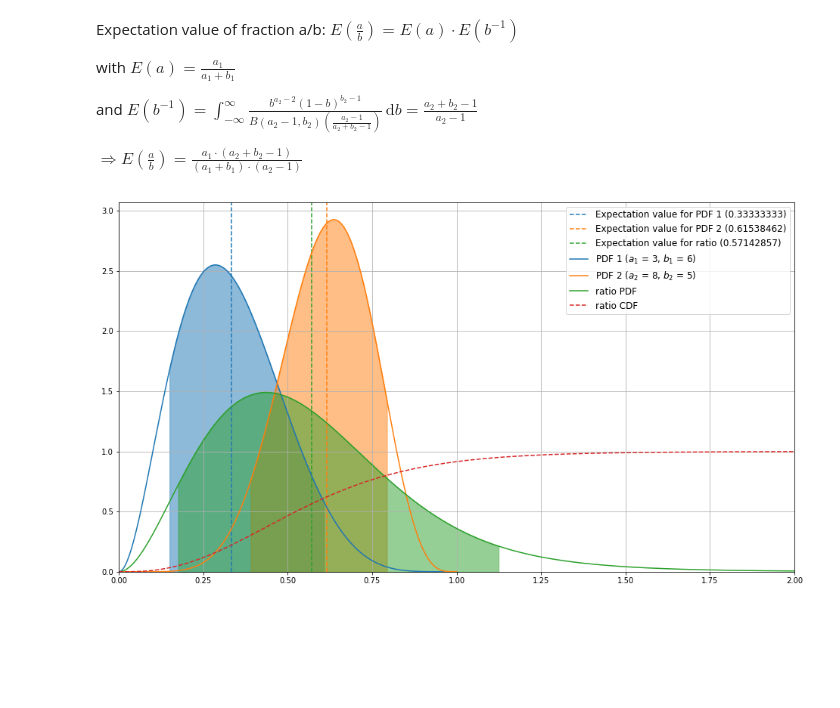
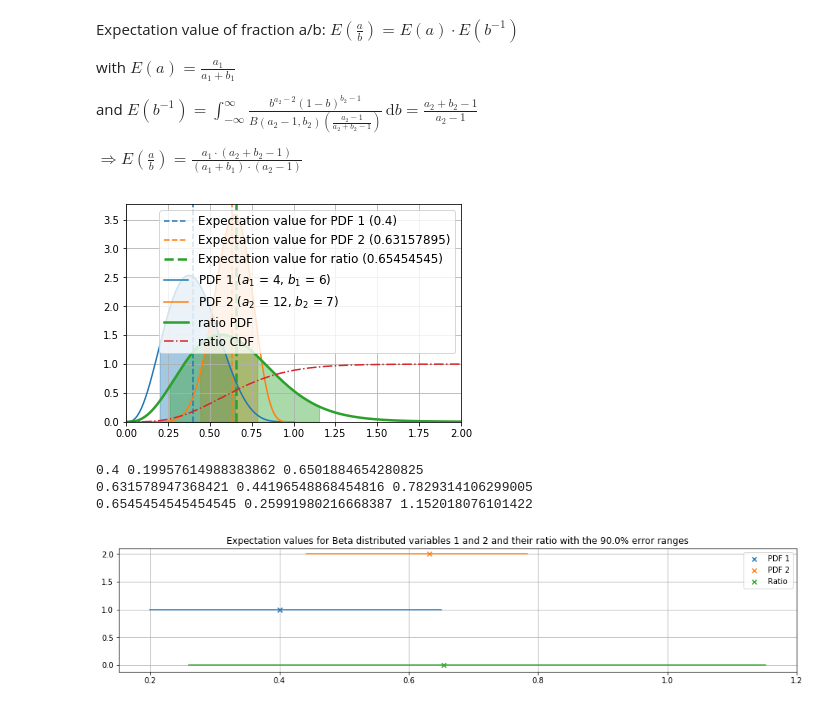
Before and after one commit to jsaffer/vetostudie, a Jupyter notebook: beta_beta_ratio.ipynb, the cells around one changed output. Drawn from its saved outputs; the diff is of its cells as text; code cells hidden in the pictures; blank space fills up the shorter version.

```diff
--- a/beta_beta_ratio.ipynb
+++ b/beta_beta_ratio.ipynb
@@ -17,10 +17,10 @@ import time
 # %%
 error_size = 0.9
 
-a1 = 3
+a1 = 4
 b1 = 6
-a2 = 8
-b2 = 5
+a2 = 12
+b2 = 7
 # %%
 def is_even(x):
     return x % 2 == 0
@@ -28,10 +28,9 @@ def is_even(x):
 def logbinomial(a, b):
     return mpmath.loggamma(a + 1) - mpmath.loggamma(b + 1) - mpmath.loggamma(a - b + 1)
 # %%
-a = 0.0
 def pdf_beta(p, s, f):
     def calc(p, s, f):
-        return mpmath.exp((s - 1 + a) * mpmath.log(p) + mpmath.mpf(f - 1 + a) * mpmath.log(1 - p) - mpmath.log(mpmath.beta(s + a, f + a)))
+        return mpmath.exp((s - 1) * mpmath.log(p) + mpmath.mpf(f - 1) * mpmath.log(1 - p) - mpmath.log(mpmath.beta(s, f)))
     if isinstance(p, int) or isinstance(p, float):
         result = calc(p, s, f)
     else:
@@ -135,9 +110,9 @@ def pdf_bb_ratio(a1, a2, b1, b2, w):
         elif wi == 0:
             resulti = 0
         elif wi < 1:
-            resulti = mpmath.exp(mpmath.log(mpmath.beta(a1 + a2, b2)) + (a1 - 1.0) * mpmath.log(wi) + log_hyper_2F1_below_1(a1, a2, b1, b2, wi) - lnA)
+            resulti = mpmath.exp(mpmath.log(mpmath.beta(a1 + a2, b2)) + (a1 - 1.0) * mpmath.log(wi) + log_hyper_2F1(a1 + a2, 1 - b1, a1 + a2 + b2, wi) - lnA)
         else:
-            resulti = mpmath.exp(mpmath.log(mpmath.beta(a1 + a2, b1)) - (1.0 + a2) * mpmath.log(wi) + log_hyper_2F1_above_1(a1, a2, b1, b2, wi) - lnA)
+            resulti = mpmath.exp(mpmath.log(mpmath.beta(a1 + a2, b1)) - (1.0 + a2) * mpmath.log(wi) + log_hyper_2F1(a1 + a2, 1 - b2, a1 + a2 + b1, (1/wi)) - lnA)
         return resulti
     if isinstance(w, int) or isinstance(w, float) or isinstance(w, mpmath.mpf):
         result = pdf_calc(w)
@@ -201,9 +154,9 @@ def cdf_bb_ratio(a1, a2, b1, b2, w):
         elif wi == 0:
             resulti = 0
         elif wi < 1:
-            resulti = mpmath.exp(mpmath.log(mpmath.beta(a1 + a2, b2)) + a1 * mpmath.log(wi) - mpmath.log(a1) + log_hyper_3F2_below_1(a1, a2, b1, b2, wi) - lnA)
+            resulti = mpmath.exp(mpmath.log(mpmath.beta(a1 + a2, b2)) + a1 * mpmath.log(wi) - mpmath.log(a1) + log_hyper_3F2(a1, a1 + a2, 1 - b1, a1 + 1, a1 + a2 + b2, wi) - lnA)
         else:
-            resulti = 1 - mpmath.exp(mpmath.log(mpmath.beta(a1 + a2, b1)) - a2 * mpmath.log(wi) - mpmath.log(a2) + log_hyper_3F2_above_1(a1, a2, b1, b2, wi) - lnA)
+            resulti = 1 - mpmath.exp(mpmath.log(mpmath.beta(a1 + a2, b1)) - a2 * mpmath.log(wi) - mpmath.log(a2) + log_hyper_3F2(a2, a1 + a2, 1 - b2, a2 + 1, a1 + a2 + b1, (1/wi)) - lnA)
         return resulti
     if isinstance(w, int) or isinstance(w, float) or isinstance(w, mpmath.mpf):
         result = cum_pdf_calc(w)
@@ -401,7 +388,7 @@ and $E(b^{-1}) = \int_{-\infty}^{\infty}\frac{b^{a_2-2} (1-b)^{b_2-1}}{B(a_2-1,
 $\Rightarrow E(\frac{a}{b}) = \frac{a_1\cdot(a_2+b_2-1)}{(a_1+b_1)\cdot(a_2-1)}$
 # %%
 u = np.linspace(0, 1, 1001)
-v = np.linspace(0,2.0,2001)
+v = np.linspace(0, 2, 2001)
 
 #a1 = 2
 #b1 = 6
@@ -424,12 +411,12 @@ mean_ratio = (a1*(a2+b2-1))/((a1+b1)*(a2-1))
 plt.axvline(x = mean_1, linewidth = 1.5, linestyle = '--', color = 'C0', label = 'Expectation value for PDF 1 ({})'.format(round(mean_1, 8)))
 plt.axvline(x = mean_2, linewidth = 1.5, linestyle = '--', color = 'C1', label = 'Expectation value for PDF 2 ({})'.format(round(mean_2, 8)))
 ###plt.axvline(x = (a1/(a1+b1))/(a2/(a2+b2)), linewidth = 1.25, color = 'purple', linestyle = '-.', label = 'Naive ({})'.format((a1/(a1+b1))/(a2/(a2+b2))), alpha = .5)
-plt.axvline(x = mean_ratio, linewidth = 1.5, linestyle = '--', color = 'C2', label = 'Expectation value for ratio ({})'.format(round(mean_ratio, 8)))
+plt.axvline(x = mean_ratio, linewidth = 2.5, linestyle = '--', color = 'C2', label = 'Expectation value for ratio ({})'.format(round(mean_ratio, 8)))
 
 plt.plot(u, pdf1, label = 'PDF 1 (' + r'$a_1$' + ' = {}, '.format(a1) + r'$b_1$' + ' = {})'.format(b1))
 plt.plot(u, pdf2, label = 'PDF 2 (' + r'$a_2$' + ' = {}, '.format(a2) + r'$b_2$' + ' = {})'.format(b2))
-plt.plot(v, ratio_pdf, label = 'ratio PDF')
-plt.plot(v, ratio_cdf, label = 'ratio CDF', linestyle = '--')
+plt.plot(v, ratio_pdf, linewidth = 2.5, label = 'ratio PDF')
+plt.plot(v, ratio_cdf, label = 'ratio CDF', linestyle = '-.')
 
 
 
@@ -443,7 +430,10 @@ plt.plot(v, ratio_cdf, label = 'ratio CDF', linestyle = '--')
 #plt.fill_between([low_1, top_1], [0, 0], maxim_1, color = 'C0', alpha = 0.2, label = '{}% error range PDF 1'.format(100 * error_size))
 #plt.fill_between([low_2, top_2], [0, 0], maxim_2, color = 'C1', alpha = 0.2, label = '{}% error range PDF 2'.format(100 * error_size))
 
+#t0 = time.time()
 #low_ratio, top_ratio = ratio_error(mean_ratio, a1, a2, b1, b2)
+#print('time: {}'.format(time.time() - t0))
+#print('delta: {}'.format(error_size - (cdf_bb_ratio(a1, b1, a2, b2, top_ratio) - cdf_bb_ratio(a1, b1, a2, b2, low_ratio))))
 
 #maxim_ratio = np.nanmax(ratio_pdf)
 #plt.fill_between([low_ratio, top_ratio], [0, 0], maxim_ratio, color = 'C2', alpha = 0.2, label = '{}% error range ratio PDF'.format(100 * error_size))
@@ -454,6 +444,11 @@ plt.plot(v, ratio_cdf, label = 'ratio CDF', linestyle = '--')
 ### NEWTON ###
 #plt.axvline(x = low_newt, color = 'purple', label = 'Bounds from Newton method on ratio PDF')
 #plt.axvline(x = top_newt, color = 'purple')
+
+bin_reso = 1000
+plt.fill_between(np.linspace(low_newt_1, top_newt_1, bin_reso), 0, pdf_beta(np.linspace(low_newt_1, top_newt_1, bin_reso), a1, b1), color = 'C0', alpha = 0.4)
+plt.fill_between(np.linspace(low_newt_2, top_newt_2, bin_reso), 0, pdf_beta(np.linspace(low_newt_2, top_newt_2, bin_reso), a2, b2), color = 'C1', alpha = 0.4)
+plt.fill_between(np.linspace(low_newt, top_newt, bin_reso), 0, pdf_bb_ratio(a1, a2, b1, b2, np.linspace(low_newt, top_newt, bin_reso)), color = 'C2', alpha = 0.4)
 ##############
 
 
@@ -463,35 +458,57 @@ plt.plot(v, ratio_cdf, label = 'ratio CDF', linestyle = '--')
 #plt.axvline(x = top_brent_1, linestyle = '-.', color = 'C0')
 #plt.axvline(x = low_brent_2, linestyle = '-.', color = 'C1', label = 'Bounds from Brent PDF 2')
 #plt.axvline(x = top_brent_2, linestyle = '-.', color = 'C1')
 #plt.axvline(x = low_brent, linestyle = '-.', color = 'C2', label = 'Bounds from Brent method on ratio PDF')
 #plt.axvline(x = top_brent, linestyle = '-.', color = 'C2')
 
-bin_reso = 1000
-plt.fill_between(np.linspace(low_brent_1, top_brent_1, bin_reso), 0, pdf_beta(np.linspace(low_brent_1, top_brent_1, bin_reso), a1, b1), color = 'C0', alpha = 0.5)
-plt.fill_between(np.linspace(low_brent_2, top_brent_2, bin_reso), 0, pdf_beta(np.linspace(low_brent_2, top_brent_2, bin_reso), a2, b2), color = 'C1', alpha = 0.5)
-plt.fill_between(np.linspace(low_brent, top_brent, bin_reso), 0, pdf_bb_ratio(a1, a2, b1, b2, np.linspace(low_brent, top_brent, bin_reso)), color = 'C2', alpha = 0.5)
+#bin_reso = 1000
+#plt.fill_between(np.linspace(low_brent_1, top_brent_1, bin_reso), 0, pdf_beta(np.linspace(low_brent_1, top_brent_1, bin_reso), a1, b1), color = 'C0', alpha = 0.4)
+#plt.fill_between(np.linspace(low_brent_2, top_brent_2, bin_reso), 0, pdf_beta(np.linspace(low_brent_2, top_brent_2, bin_reso), a2, b2), color = 'C1', alpha = 0.4)
+#plt.fill_between(np.linspace(low_brent, top_brent, bin_reso), 0, pdf_bb_ratio(a1, a2, b1, b2, np.linspace(low_brent, top_brent, bin_reso)), color = 'C2', alpha = 0.4)
 #############
 
 
 
 ### ZOOM ###
 #plt.axvline(x = low_zoom, linestyle = '--', color = 'cyan', label = 'Bounds from Zoom ratio PDF')
 #plt.axvline(x = top_zoom, linestyle = '--', color = 'cyan')
 
 #plt.axvline(x = low_zoom_1, linestyle = ':', color = 'brown', label = 'Bounds from Zoom PDF 1')
 #plt.axvline(x = top_zoom_1, linestyle = ':', color = 'brown')
 #plt.axvline(x = low_zoom_2, linestyle = '-.', color = 'brown', label = 'Bounds from Zoom PDF 2')
 #plt.axvline(x = top_zoom_2, linestyle = '-.', color = 'brown')
 ############
 
 
 #plt.axvline(x = 1, linestyle = ':', color = 'black', alpha = .5)
 #plt.axhline(y = 1, linestyle = ':', color = 'black', alpha = .5)
 plt.ylim(ymin = 0)
 plt.xlim(xmin = np.amin(v), xmax = np.amax(v))
 plt.grid(True)
 plt.legend(loc = 'best', fontsize = 'large')
 #plt.savefig('beta_beta_pdf_cdf.pdf')
 plt.show()
 # %% [output]
-[figure, old version]
+[figure, new version]
+# %%
+print(mean_1, low_newt_1, top_newt_1)
+print(mean_2, low_newt_2, top_newt_2)
+print(mean_ratio, low_newt, top_newt)
+
+plt.rcParams['figure.figsize'] = (16, 3)
+plt.scatter(mean_1, 1, marker = 'x', label = 'PDF 1')
+plt.plot([low_newt_1, top_newt_1], [1, 1])
+plt.scatter(mean_2, 2, marker = 'x', label = 'PDF 2')
+plt.plot([low_newt_2, top_newt_2], [2, 2])
+plt.scatter(mean_ratio, 0, marker = 'x', label = 'Ratio')
+plt.plot([low_newt, top_newt], [0, 0])
+
+plt.title('Expectation values for Beta distributed variables 1 and 2 and their ratio with the {}% error ranges'.format(100*error_size))
+plt.legend(loc = 'best')
+plt.grid(True)
+plt.show()
+# %% [output]
+0.4 0.19957614988383862 0.6501884654280825
+0.631578947368421 0.44196548868454816 0.7829314106299005
+0.6545454545454545 0.25991980216668387 1.152018076101422
+[figure, added]
```
Also changed, not shown: parts of 12 cells of this notebook.
